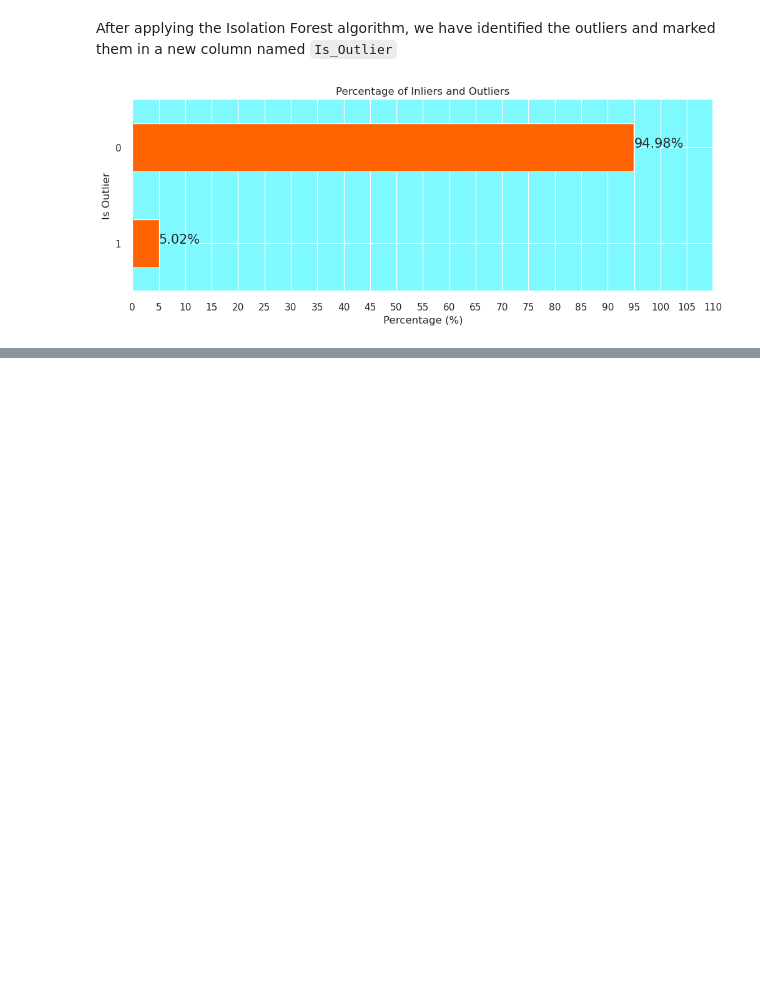
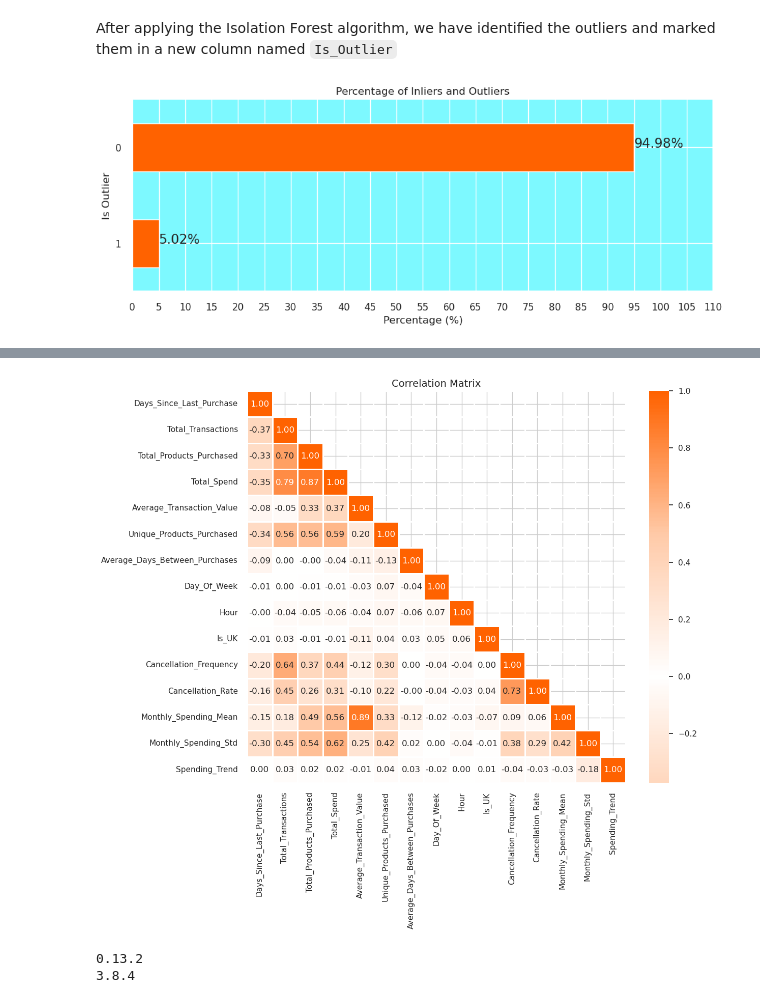
Before and after one commit to AMIdrissi/Recommendation-System, a Jupyter notebook: recommendationSystem.ipynb, the cells around one changed output, grey strips where cells are left out. Drawn from its saved outputs; the diff is of its cells as text; code cells hidden in the pictures; blank space fills up the shorter version.

Commit message:
finished Correlation analysis , Feature scaling and Dimention reduction with PCA

```diff
--- a/recommendationSystem.ipynb
+++ b/recommendationSystem.ipynb
@@ -1015,0 +1021,13 @@ from the plot above we have about 5% of customers that have been flagged as outl
+# %%
+# Separate the outliers for analysis
+outliers_data = customer_data[customer_data['Is_Outlier'] == 1]
+# ^ keeping this for potential further analysis ^
+
+# Remove the outliers from the main dataset
+customer_data_cleaned = customer_data[customer_data['Is_Outlier'] == 0]
+
+# Drop the 'Outlier_Scores' and 'Is_Outlier' columns
+customer_data_cleaned = customer_data_cleaned.drop(columns=['Outlier_Scores', 'Is_Outlier'])
+
+# Reset the index of the cleaned data
+customer_data_cleaned.reset_index(drop=True, inplace=True)
@@ -1015,0 +1048,36 @@ from the plot above we have about 5% of customers that have been flagged as outl
+# %%
+# Reset background style
+sns.set_style('whitegrid')
+
+# Calculate the correlation matrix excluding the 'CustomerID' column
+corr = customer_data_cleaned.drop(columns=['CustomerID']).corr()
+
+# Define a custom colormap
+colors = ['#ff6200', '#ffcaa8', 'white', '#ffcaa8', '#ff6200']
+my_cmap = LinearSegmentedColormap.from_list('custom_map', colors, N=256)
+
+# ? Originally the heatmap is mirrored which we do not want for the sake of clarity
+
+# to avoid that we create a mask to only show the lower triangle of the matrix (since it's mirrored around its
+# top-left to bottom-right diagonal)
+
+mask = np.zeros_like(corr)
+mask[np.triu_indices_from(mask, k=1)] = True
+
+# Plot the heatmap
+plt.figure(figsize=(12, 10))
+sns.heatmap(corr, mask=mask, cmap=my_cmap, annot=True, center=0, fmt='.2f', linewidths=2)
+plt.title('Correlation Matrix', fontsize=14)
+plt.show()
+# %% [output]
+[figure, added]
+# %%
+import matplotlib as mpl
+
+print(sns.__version__)
+print(mpl.__version__)
+
+# make sure to update to seaborn v0.13.0 or above
+# %% [output]
+0.13.2
+3.8.4
```
Also changed, not shown: parts of 15 cells of this notebook.
